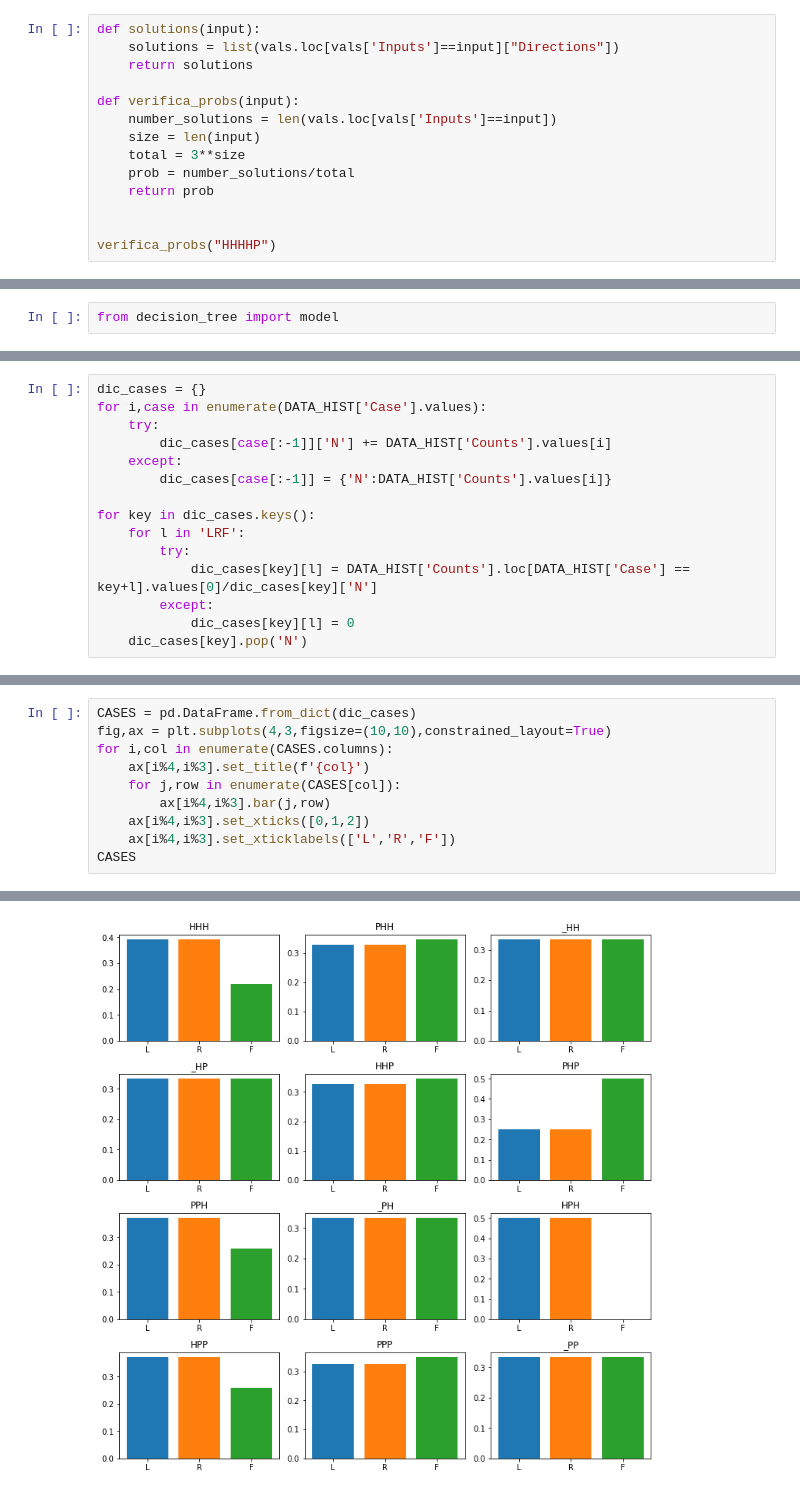
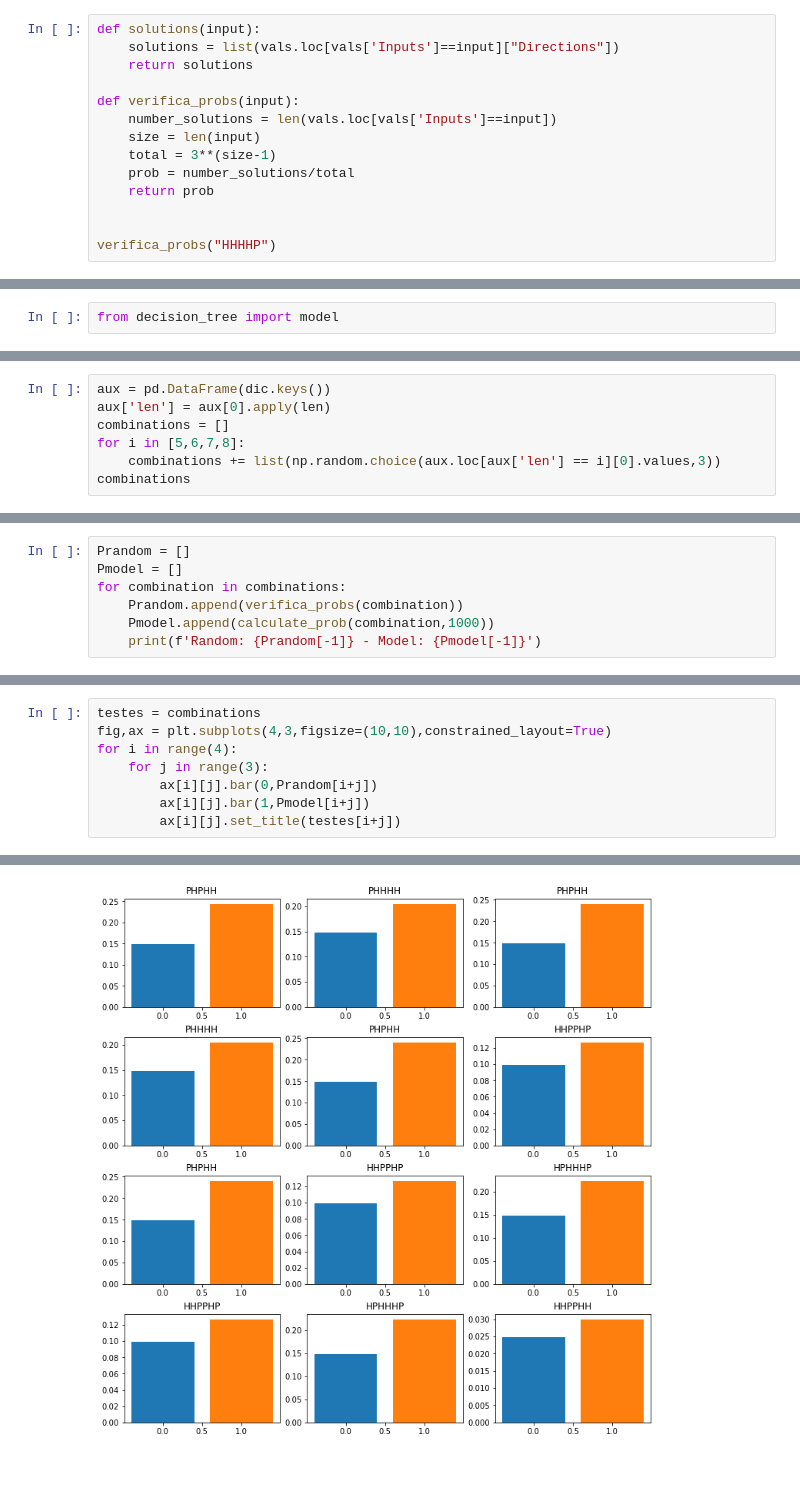
Before and after one commit to LeanderReascos/Protein_Fold2D, a Jupyter notebook: models/decision_tree/data.ipynb, the cells around one changed output, grey strips where cells are left out. Cells and saved outputs as stored; diff of their text form.

```diff
--- a/models/decision_tree/data.ipynb
+++ b/models/decision_tree/data.ipynb
@@ -58,7 +58,7 @@ def solutions(input):
 def verifica_probs(input):
     number_solutions = len(vals.loc[vals['Inputs']==input])
     size = len(input)
-    total = 3**size
+    total = 3**(size-1)
     prob = number_solutions/total
     return prob
 
@@ -131,15 +90,7 @@ DATA_HIST.head()
-# %%
-dic_cases = {}
-for i,case in enumerate(DATA_HIST['Case'].values):
-    try:
-        dic_cases[case[:-1]]['N'] += DATA_HIST['Counts'].values[i]
-    except:
-        dic_cases[case[:-1]] = {'N':DATA_HIST['Counts'].values[i]}
-
-for key in dic_cases.keys():
-    for l in 'LRF':
-        try:
-            dic_cases[key][l] = DATA_HIST['Counts'].loc[DATA_HIST['Case'] == key+l].values[0]/dic_cases[key]['N']
-        except:
-            dic_cases[key][l] = 0
-    dic_cases[key].pop('N')
+# %%
+aux = pd.DataFrame(dic.keys())
+aux['len'] = aux[0].apply(len)
+combinations = []
+for i in [5,6,7,8]:
+    combinations += list(np.random.choice(aux.loc[aux['len'] == i][0].values,3))
+combinations
@@ -145,0 +110,7 @@ for key in dic_cases.keys():
+# %%
+Prandom = []
+Pmodel = []
+for combination in combinations:
+    Prandom.append(verifica_probs(combination))
+    Pmodel.append(calculate_prob(combination,1000))
+    print(f'Random: {Prandom[-1]} - Model: {Pmodel[-1]}')
@@ -146,11 +130,9 @@ for key in dic_cases.keys():
 # %%
-CASES = pd.DataFrame.from_dict(dic_cases)
+testes = combinations
 fig,ax = plt.subplots(4,3,figsize=(10,10),constrained_layout=True)
-for i,col in enumerate(CASES.columns):
-    ax[i%4,i%3].set_title(f'{col}')
-    for j,row in enumerate(CASES[col]):
-        ax[i%4,i%3].bar(j,row)
-    ax[i%4,i%3].set_xticks([0,1,2])
-    ax[i%4,i%3].set_xticklabels(['L','R','F'])
-CASES
+for i in range(4):
+    for j in range(3):
+        ax[i][j].bar(0,Prandom[i+j])
+        ax[i][j].bar(1,Pmodel[i+j])
+        ax[i][j].set_title(testes[i+j])
 # %% [output]
@@ -161 +139 @@ CASES
-[figure, old version]
+[figure, new version]
```
Also changed, not shown: parts of 10 cells of this notebook, 2 other files.
